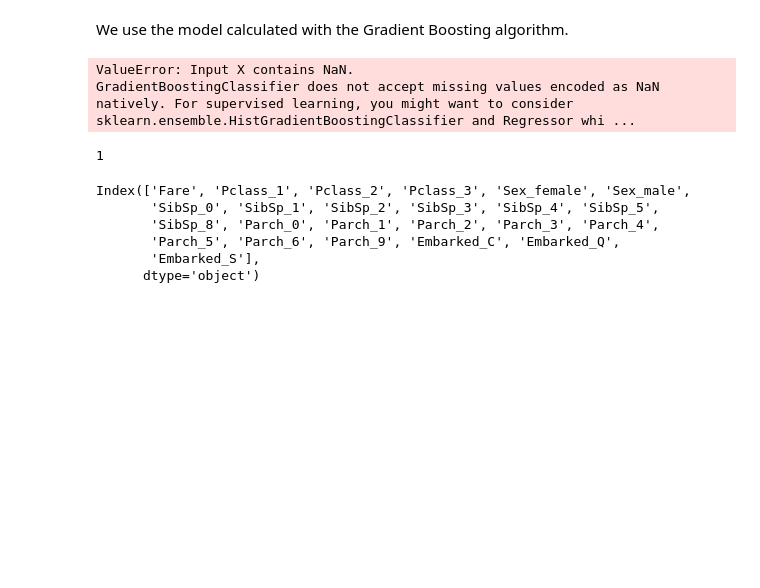
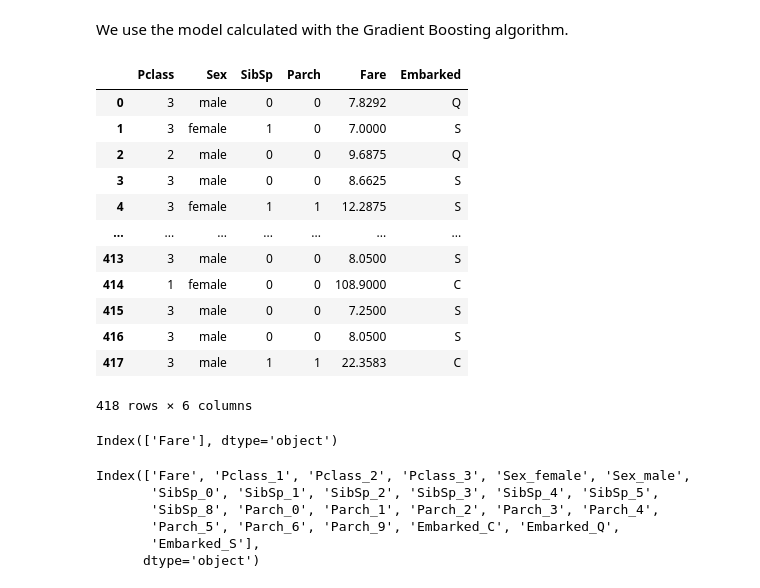
Before and after one commit to de-longhi/Kaggle-Titanic-Classification, a Jupyter notebook: Notebooks/Titanic.ipynb, the cells around one changed output. Saved outputs shown, nothing was run; the diff lists cells and outputs as text; code cells hidden in the pictures; blank space fills up the shorter version.

```diff
--- a/Notebooks/Titanic.ipynb
+++ b/Notebooks/Titanic.ipynb
@@ -166,16 +168,31 @@ print(grid_search_boost.best_score_)
 # %% [markdown]
 We use the model calculated with the Gradient Boosting algorithm.
 # %%
-X_test_without_dummies = test_df.loc[:, ["Pclass", "Sex", "SibSp", "Parch", "Fare", "Embarked"]]
+X_test_without_dummies = test_df.loc[:, ["Pclass", "Sex", "SibSp", "Parch", "Fare", "Embarked"]].fillna(X_test_without_dummies.Fare.mean())
 X_test = pd.get_dummies(data = X_test_without_dummies, columns = ["Pclass", "Sex", "SibSp", "Parch", "Embarked"])
-grid_search_boost.best_estimator_.predict(X_test)
+predictions = grid_search2.best_estimator_.predict(X_test)
+pred_df = pd.DataFrame({"PassengerId": test_df.PassengerId, "Survived" : predictions})
+pred_df.to_csv("willi.csv", sep=',', index=False, encoding='utf-8')
-# %% [output]
-ValueError: Input X contains NaN.
-GradientBoostingClassifier does not accept missing values encoded as NaN natively. For supervised learning, you might want to consider sklearn.ensemble.HistGradientBoostingClassifier and Regressor whi ...
 # %%
-X_test.Fare.isna().sum()
+X_test_without_dummies
 # %% [output]
+|  | Pclass | Sex | SibSp | Parch | Fare | Embarked |
+| 0 | 3 | male | 0 | 0 | 7.8292 | Q |
+| 1 | 3 | female | 1 | 0 | 7.0000 | S |
+| 2 | 2 | male | 0 | 0 | 9.6875 | Q |
+| 3 | 3 | male | 0 | 0 | 8.6625 | S |
+| 4 | 3 | female | 1 | 1 | 12.2875 | S |
+| ... | ... | ... | ... | ... | ... | ... |
+| 413 | 3 | male | 0 | 0 | 8.0500 | S |
+| 414 | 1 | female | 0 | 0 | 108.9000 | C |
+| 415 | 3 | male | 0 | 0 | 7.2500 | S |
+| 416 | 3 | male | 0 | 0 | 8.0500 | S |
+| 417 | 3 | male | 1 | 1 | 22.3583 | C |
-1
+418 rows × 6 columns
+# %%
+X_test.columns[X_test.isnull().any()]
+# %% [output]
+Index(['Fare'], dtype='object')
 # %%
 X_test.columns
 # %% [output]
```
Also changed, not shown: parts of 7 cells of this notebook, 1 other file.
